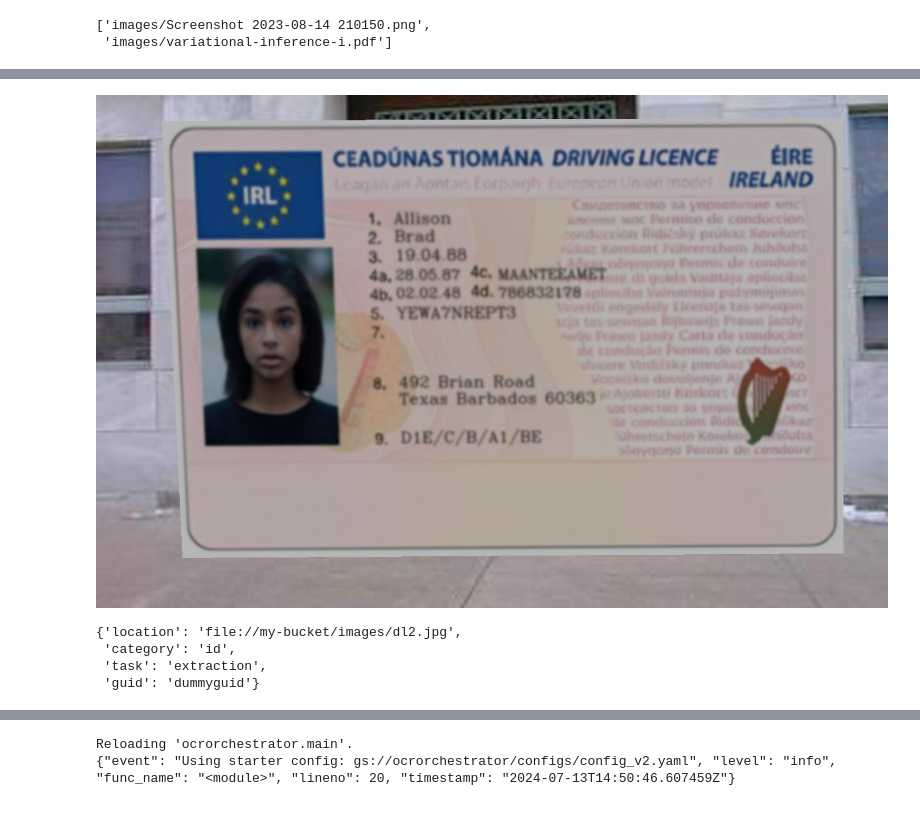
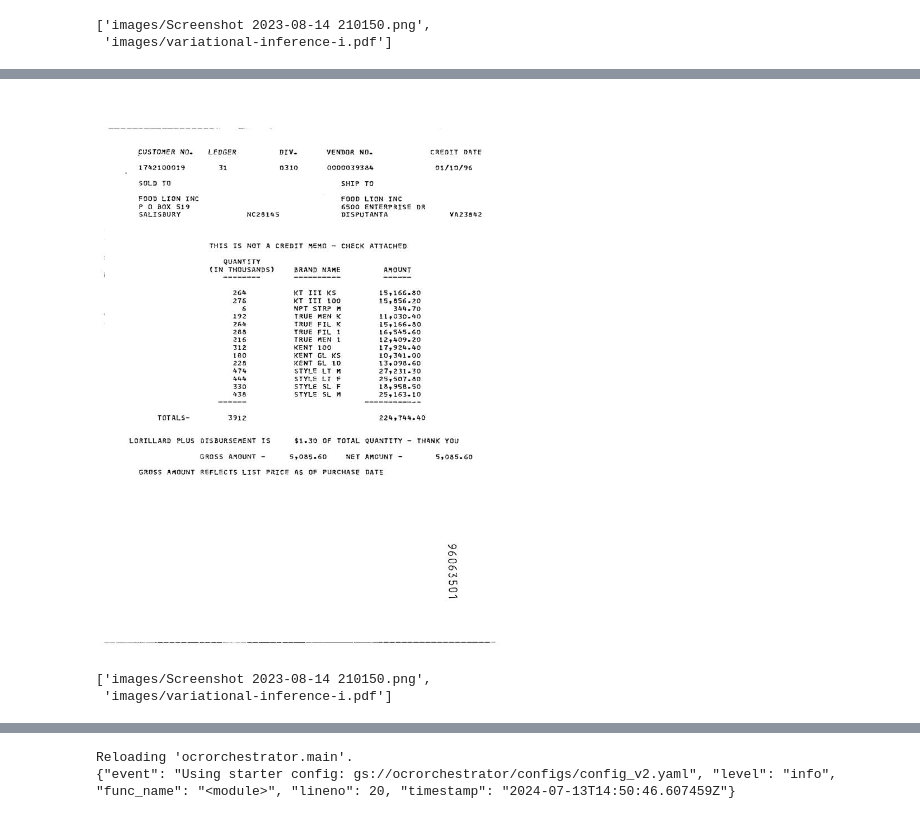
Before and after one commit to ajkdrag/ocrorchestrator, a Jupyter notebook: notebooks/exp.ipynb, the cells around one changed output, grey strips where cells are left out. Cells and saved outputs as stored; diff of their text form; code cells hidden in the pictures.

```diff
--- a/notebooks/exp.ipynb
+++ b/notebooks/exp.ipynb
@@ -151,6 +163,11 @@ lrepo.get_obj("images/")
 # %%
-base64_to_pil(lrepo.get_obj("images/dl2.jpg"))#.resize((240, 320))
+base64_to_pil(lrepo.get_obj("images/invoice.jpg"))#.resize((240, 320))
 # %% [output]
-[figure, old version]
+[figure, new version]
+# %%
+grepo.get_obj("images/")
+# %% [output]
+['images/Screenshot 2023-08-14 210150.png',
+ 'images/variational-inference-i.pdf']
 # %%
 req_body = {
@@ -162,11 +185,4 @@ req_body = {
 }
-# %%
-req_body
-# %% [output]
-{'location': 'file://my-bucket/images/dl2.jpg',
- 'category': 'id',
- 'task': 'extraction',
- 'guid': 'dummyguid'}
 # %%
 # from gradio_client import file
 # result = clnt.predict(
```
Also changed, not shown: parts of 6 cells of this notebook, 12 other files.
